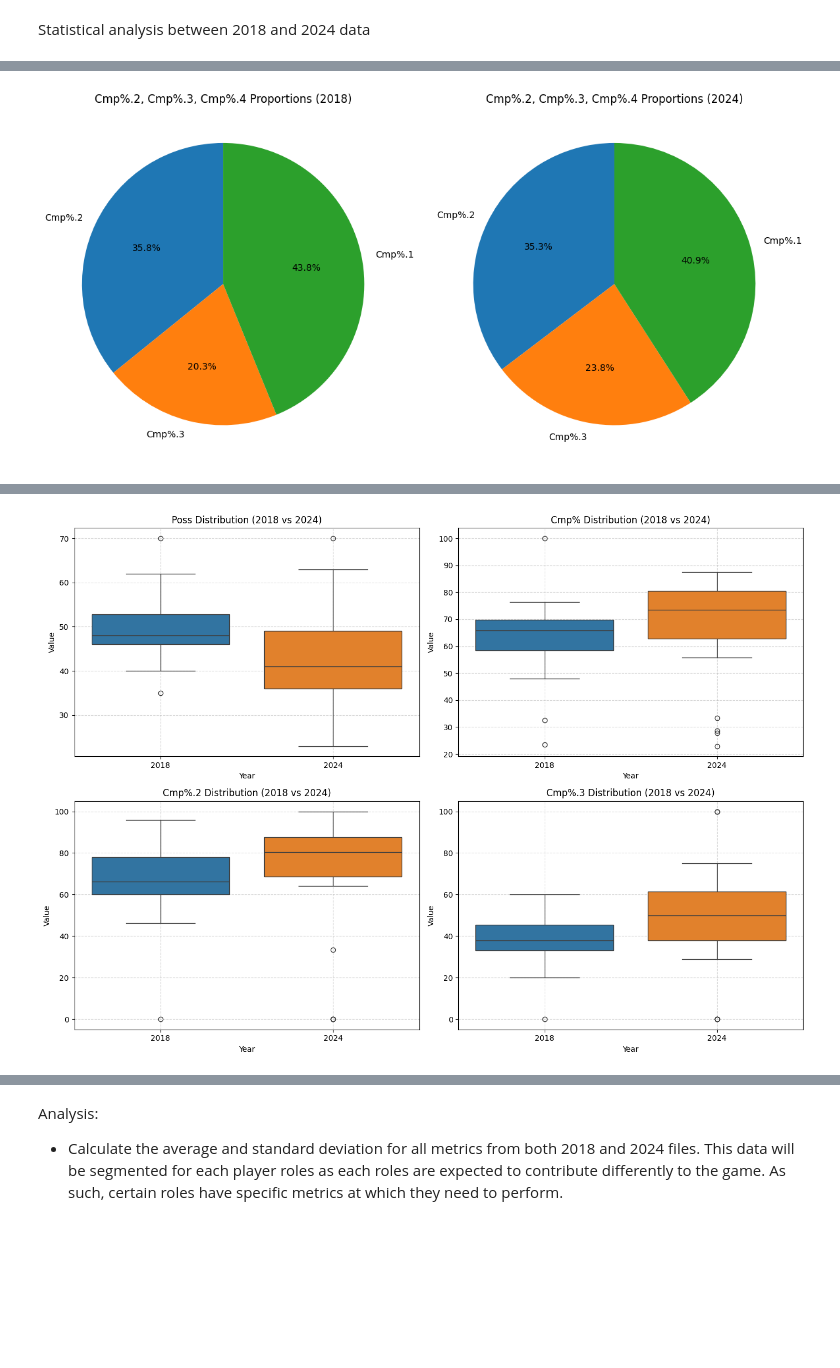
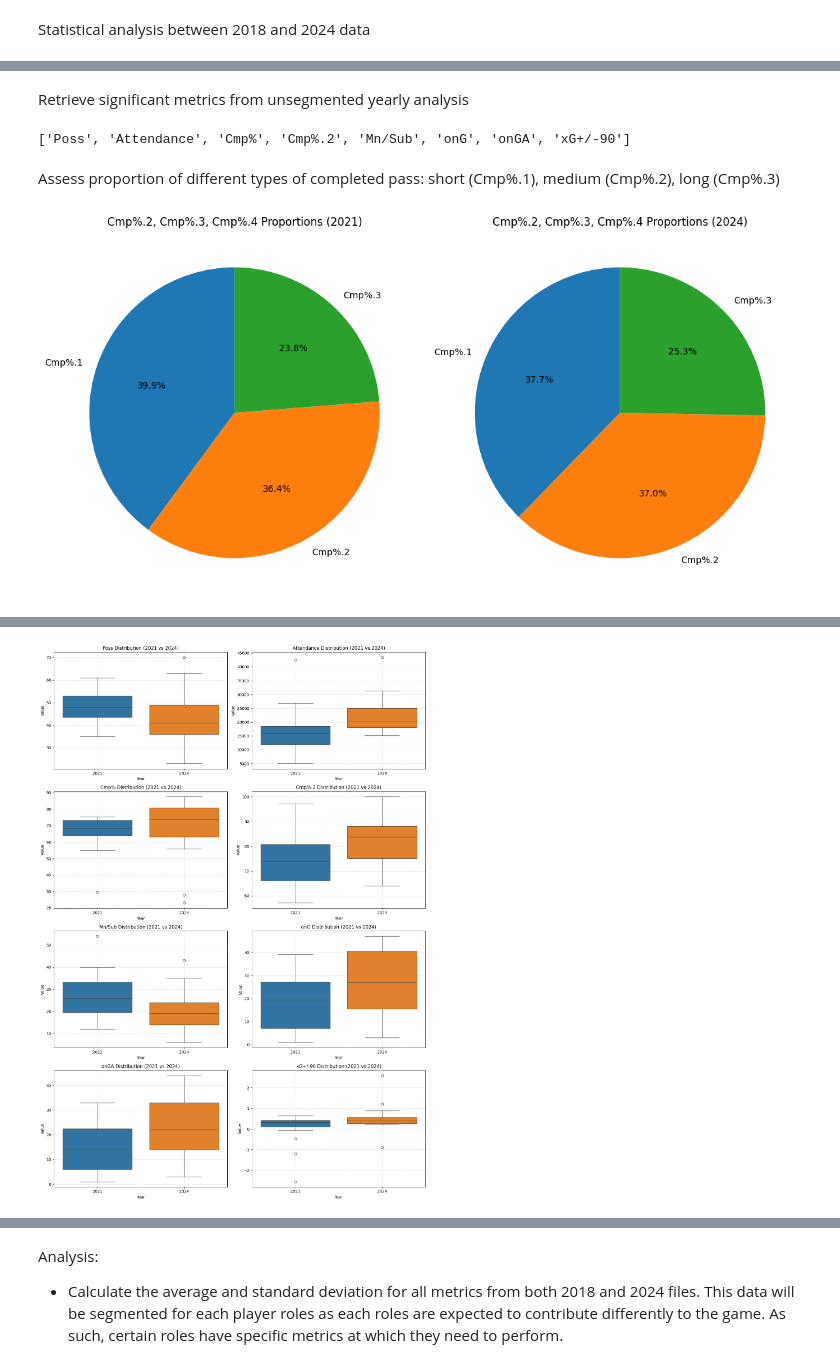
Before and after one commit to LouMeziere/Match-Performance-Analysis, a Jupyter notebook: analysis_roles.ipynb, the cells around one changed output, grey strips where cells are left out. Drawn from its saved outputs; the diff is of its cells as text; code cells hidden in the pictures; blank space fills up the shorter version.

```diff
--- a/analysis_roles.ipynb
+++ b/analysis_roles.ipynb
@@ -562,20 +601,30 @@ if merged_df is not None:
+# %% [markdown]
+Retrieve significant metrics from unsegmented yearly analysis
+# %%
+# Load significant differences for all players combined
+df_significant_all = pd.read_csv("RBNY_yearly_stats/significance/yearly_significant_diff.csv")
+
+# Get metric names found to have significant differences between years
+significant_all_metric = df_significant_all['Metric'].dropna().tolist()
+print(significant_all_metric)
+# %% [output]
+['Poss', 'Attendance', 'Cmp%', 'Cmp%.2', 'Mn/Sub', 'onG', 'onGA', 'xG+/-90']
+# %% [markdown]
+Assess proportion of different types of completed pass: short (Cmp%.1), medium (Cmp%.2), long (Cmp%.3)
 # %%
-import pandas as pd
-import matplotlib.pyplot as plt
-
 # Define metrics for pie charts
-pie_metrics = ["Cmp%.2", "Cmp%.3", "Cmp%.1"]
+pie_metrics = ["Cmp%.1", "Cmp%.2", "Cmp%.3"]
 
 # Dictionary to store aggregated values
-yearly_totals = {2018: {metric: 0 for metric in pie_metrics},
-                 2024: {metric: 0 for metric in pie_metrics}}
+yearly_totals = {compared_year: {metric: 0 for metric in pie_metrics},
+                 interesting_year: {metric: 0 for metric in pie_metrics}}
 
 # Process only the "passing" sheet
 for df_name, df in filtered_data.items():
     if "passing" not in df_name.lower():  # Ensure we only process "passing" sheet
         continue
 
-    year = 2018 if "2018" in df_name else 2024  # Extract year
+    year = compared_year if str(compared_year) in df_name else interesting_year  # Extract year
 
     # Sum values for each metric
     for metric in pie_metrics:
@@ -593,37 +642,32 @@ fig, axes = plt.subplots(1, 2, figsize=(12, 6))
 
 # Plot pie chart for 2018
 axes[0].pie(
-    pie_data[2018], labels=pie_metrics, autopct="%1.1f%%", colors=colors, startangle=90
+    pie_data[compared_year], labels=pie_metrics, autopct="%1.1f%%", colors=colors, startangle=90
 )
-axes[0].set_title("Cmp%.2, Cmp%.3, Cmp%.4 Proportions (2018)")
+axes[0].set_title(f"Cmp%.2, Cmp%.3, Cmp%.4 Proportions ({compared_year})")
 
 # Plot pie chart for 2024
 axes[1].pie(
-    pie_data[2024], labels=pie_metrics, autopct="%1.1f%%", colors=colors, startangle=90
+    pie_data[interesting_year], labels=pie_metrics, autopct="%1.1f%%", colors=colors, startangle=90
 )
-axes[1].set_title("Cmp%.2, Cmp%.3, Cmp%.4 Proportions (2024)")
+axes[1].set_title(f"Cmp%.2, Cmp%.3, Cmp%.4 Proportions ({interesting_year})")
 
 # Display charts
 plt.tight_layout()
 plt.show()
 # %% [output]
-[figure, old version]
+[figure, new version]
 # %%
-import pandas as pd
-import seaborn as sns
-import matplotlib.pyplot as plt
-
 # Load filtered data
-all_metrics = ["Poss", "Cmp%", "Cmp%.2", "Cmp%.3"]
 boxplot_data = []
 outlier_instances = []
 
 # Process each dataset
 for df_name, df in filtered_data.items():
-    year = 2018 if "2018" in df_name else 2024  # Extract year
+    year = compared_year if str(compared_year) in df_name else interesting_year  # Extract year
 
     # Filter only relevant metrics
-    for metric in all_metrics:
+    for metric in significant_all_metric:
         if metric in df.columns:
             metric_values = df[metric].dropna()
 
@@ -654,29 +698,32 @@ else:
 # Convert to DataFrame for visualization
 boxplot_df = pd.DataFrame(boxplot_data)
 
-# Set up subplots for 4 metrics
-fig, axes = plt.subplots(2, 2, figsize=(14, 10))  # 2 rows, 2 columns
-custom_palette = {2018: "#1f77b4", 2024: "#ff7f0e"}  # Blue for 2018, Orange for 2024
+# Dynamically determine subplot grid size
+num_metrics = len(significant_all_metric)
+num_cols = 2  # Fixed columns for better readability
+num_rows = int(np.ceil(num_metrics / num_cols))
 
-# Define plot positions
-metric_positions = {
-    "Poss": (0, 0),
-    "Cmp%": (0, 1),
-    "Cmp%.2": (1, 0),
-    "Cmp%.3": (1, 1)
-}
+# Set up subplots
+fig, axes = plt.subplots(num_rows, num_cols, figsize=(14, 5 * num_rows))
+axes = axes.flatten()  # Convert to 1D array for easier iteration
+
+custom_palette = {compared_year: "#1f77b4", interesting_year: "#ff7f0e"}  # Blue & Orange
 
 # Create a boxplot for each metric
-for metric, pos in metric_positions.items():
+for i, metric in enumerate(significant_all_metric):
     if metric in boxplot_df["Metric"].unique():
         sns.boxplot(
             x="Year", y="Value", hue="Year", data=boxplot_df[boxplot_df["Metric"] == metric],
-            ax=axes[pos], palette=custom_palette, legend=False  # Fix for Seaborn 0.14+
+            ax=axes[i], palette=custom_palette, legend=False  # Fix for Seaborn 0.14+
         )
-        axes[pos].set_title(f"{metric} Distribution (2018 vs 2024)")
-        axes[pos].set_xlabel("Year")
-        axes[pos].set_ylabel("Value")
-        axes[pos].grid(True, linestyle="--", alpha=0.5)
+        axes[i].set_title(f"{metric} Distribution ({compared_year} vs {interesting_year})")
+        axes[i].set_xlabel("Year")
+        axes[i].set_ylabel("Value")
+        axes[i].grid(True, linestyle="--", alpha=0.5)
+
+# Hide unused subplots (if any)
+for j in range(i + 1, len(axes)):
+    fig.delaxes(axes[j])
 
 # Adjust layout
 plt.tight_layout()
@@ -702,2 +746,2 @@ plt.show()
-[figure, old version]
+[figure, new version]
 # %% [markdown]
```
Also changed, not shown: parts of 32 cells of this notebook, 1 other file.
